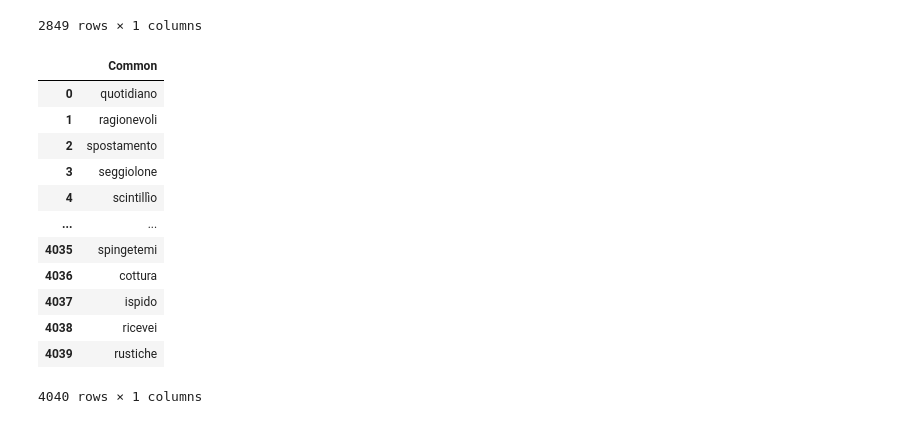
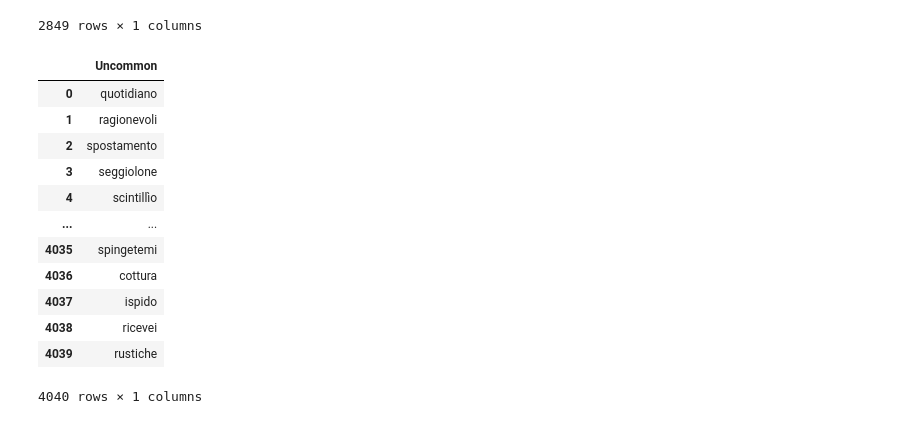
Before and after one commit to veroasto/Jane-Eyre, a Jupyter notebook: 03. Lemmatization.ipynb, the cells around one changed output. Saved outputs shown, nothing was run; the diff lists cells and outputs as text; code cells hidden in the pictures.

```diff
--- a/03. Lemmatization.ipynb
+++ b/03. Lemmatization.ipynb
@@ -340,10 +340,10 @@ Common_noun
 | 2848 | aprile |
 2849 rows × 1 columns
 # %%
-Uncommon_noun = pd.DataFrame(uncommon, columns={'Common'})
+Uncommon_noun = pd.DataFrame(uncommon, columns={'Uncommon'})
 Uncommon_noun
 # %% [output]
-|  | Common |
+|  | Uncommon |
 | 0 | quotidiano |
 | 1 | ragionevoli |
 | 2 | spostamento |
```
Also changed, not shown: 1 other file.
